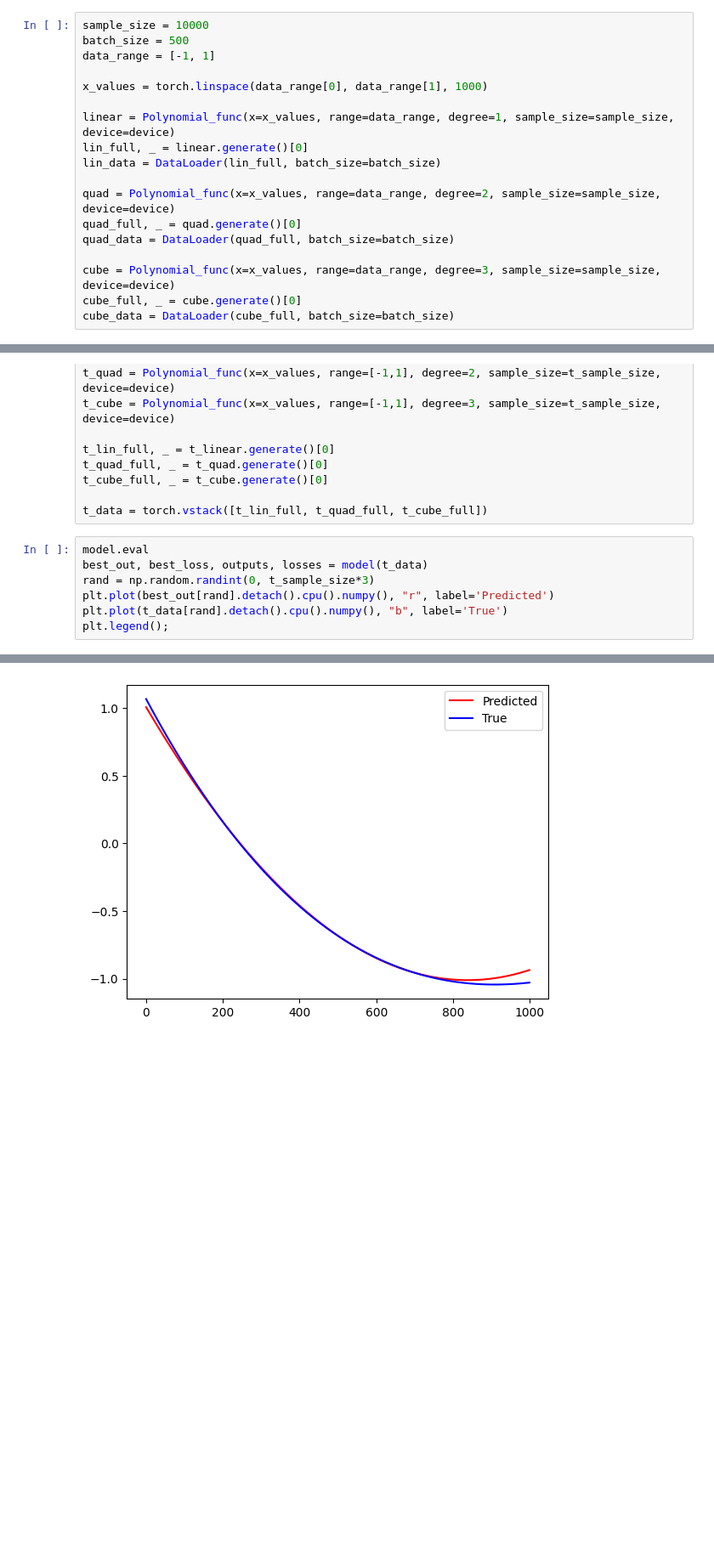
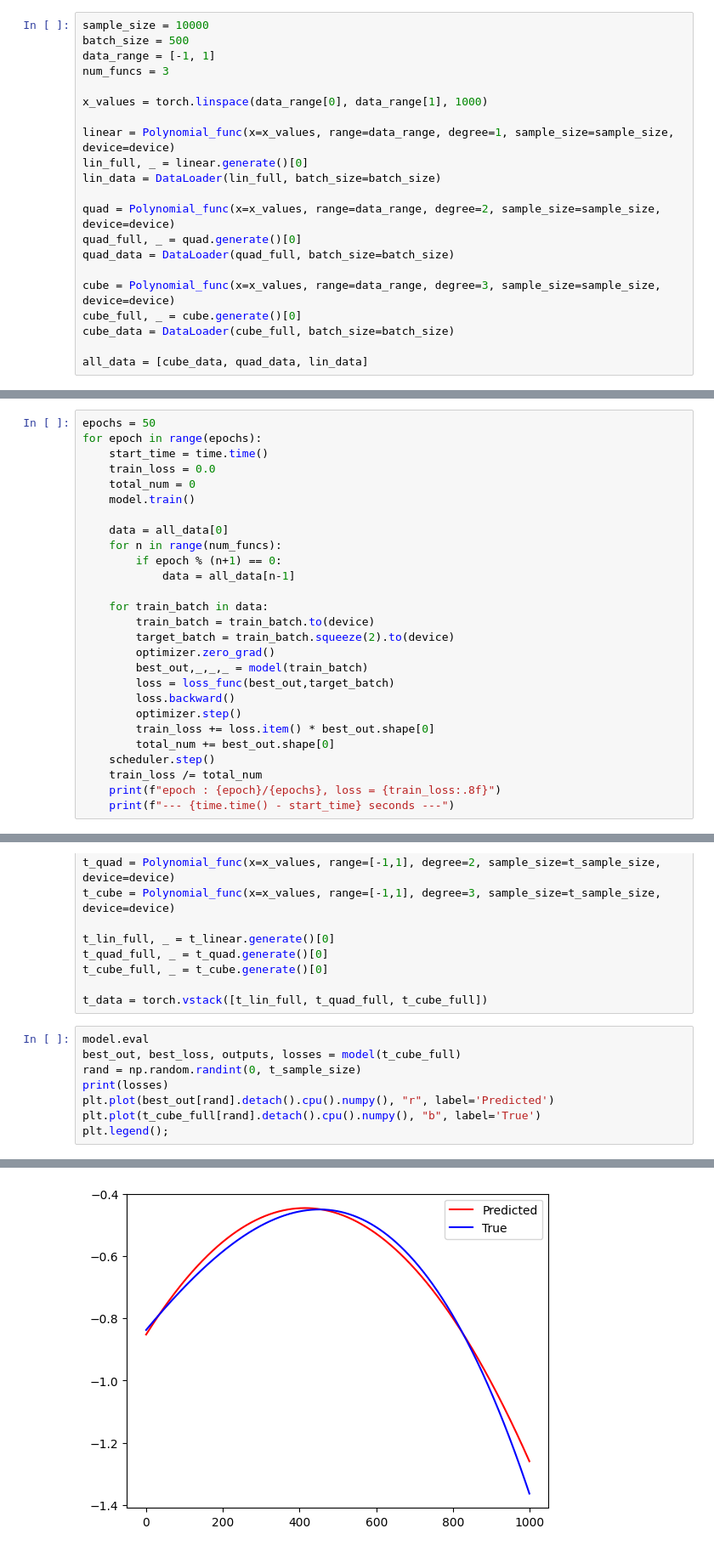
Before and after one commit to ctsai64/MultiFunc, a Jupyter notebook: multi_func_extensible.ipynb, the cells around one changed output, grey strips where cells are left out. Shown: that part at 85% size. Drawn from its saved outputs; the diff is of its cells as text; blank space fills up the shorter version.

```diff
--- a/multi_func_extensible.ipynb
+++ b/multi_func_extensible.ipynb
@@ -189,6 +189,7 @@ class Multi_Func(nn.Module):
 sample_size = 10000
 batch_size = 500
 data_range = [-1, 1]
+num_funcs = 3
 
 x_values = torch.linspace(data_range[0], data_range[1], 1000)
 
@@ -203,6 +204,8 @@ quad_data = DataLoader(quad_full, batch_size=batch_size)
 cube = Polynomial_func(x=x_values, range=data_range, degree=3, sample_size=sample_size, device=device)
 cube_full, _ = cube.generate()[0]
 cube_data = DataLoader(cube_full, batch_size=batch_size)
+
+all_data = [cube_data, quad_data, lin_data]
 # %%
 for i in range(10):
     r = np.random.randint(sample_size)
@@ -238,3 +241,30 @@ model = Multi_Func(functions=[[linear_function, quadratic_function, cubic_functi
 loss_func = nn.MSELoss()
 optimizer = optim.Adam(model.parameters(), lr=0.001)
 scheduler = StepLR(optimizer, step_size=10, gamma=0.1)
+# %%
+epochs = 50
+for epoch in range(epochs):
+    start_time = time.time()
+    train_loss = 0.0
+    total_num = 0
+    model.train()
+
+    data = all_data[0]
+    for n in range(num_funcs):
+        if epoch % (n+1) == 0:
+            data = all_data[n-1]
+
+    for train_batch in data:
+        train_batch = train_batch.to(device)
+        target_batch = train_batch.squeeze(2).to(device)
+        optimizer.zero_grad()
+        best_out,_,_,_ = model(train_batch)
+        loss = loss_func(best_out,target_batch)
+        loss.backward()
+        optimizer.step()
+        train_loss += loss.item() * best_out.shape[0]
+        total_num += best_out.shape[0]
+    scheduler.step()
+    train_loss /= total_num
+    print(f"epoch : {epoch}/{epochs}, loss = {train_loss:.8f}")
+    print(f"--- {time.time() - start_time} seconds ---")
@@ -313,9 +345,10 @@ t_cube_full, _ = t_cube.generate()[0]
 t_data = torch.vstack([t_lin_full, t_quad_full, t_cube_full])
 # %%
 model.eval
-best_out, best_loss, outputs, losses = model(t_data)
-rand = np.random.randint(0, t_sample_size*3)
+best_out, best_loss, outputs, losses = model(t_cube_full)
+rand = np.random.randint(0, t_sample_size)
+print(losses)
 plt.plot(best_out[rand].detach().cpu().numpy(), "r", label='Predicted')
-plt.plot(t_data[rand].detach().cpu().numpy(), "b", label='True')
+plt.plot(t_cube_full[rand].detach().cpu().numpy(), "b", label='True')
 plt.legend();
 # %% [output]
@@ -322 +356 @@ plt.legend();
-[figure, old version]
+[figure, new version]
```
Also changed, not shown: parts of 3 cells of this notebook.
